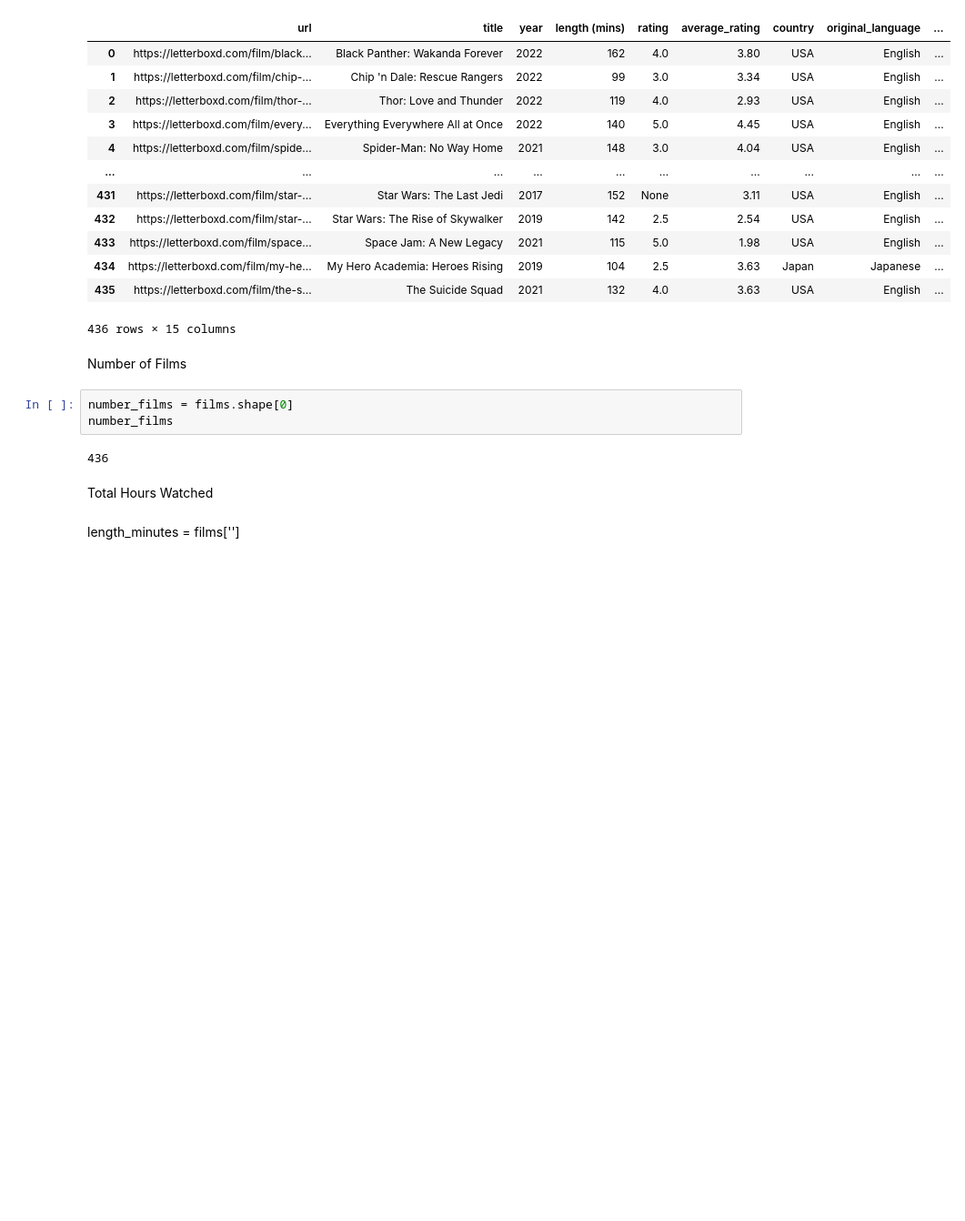
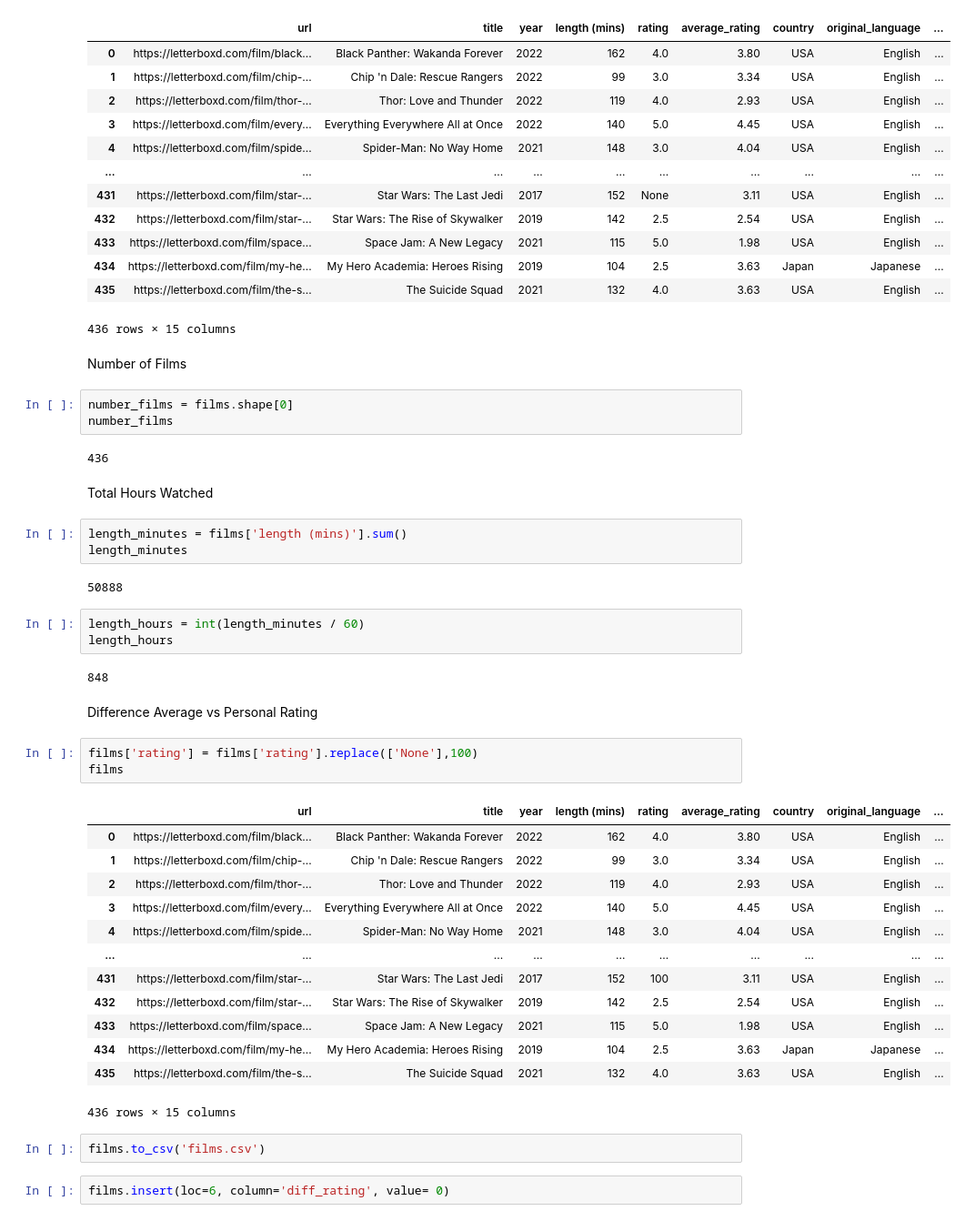
Before and after one commit to PaulMilMor/letterboxd_scraper, a Jupyter notebook: letterboxd_scraper/analysis.ipynb, the cells around one changed output. Shown at 91% size. Drawn from its saved outputs; the diff is of its cells as text; blank space fills up the shorter version.

```diff
--- a/letterboxd_scraper/analysis.ipynb
+++ b/letterboxd_scraper/analysis.ipynb
@@ -28,5 +28,36 @@ number_films
 436
 # %% [markdown]
 Total Hours Watched
-# %% [markdown]
-length_minutes = films['']
+# %%
+length_minutes = films['length (mins)'].sum()
+length_minutes
+# %% [output]
+50888
+# %%
+length_hours = int(length_minutes / 60)
+length_hours
+# %% [output]
+848
+# %% [markdown]
+Difference Average vs Personal Rating
+# %%
+films['rating'] = films['rating'].replace(['None'],100)
+films
+# %% [output]
+|  | url | title | year | length (mins) | rating | average_rating | country | original_language | ... |
+| 0 | https://letterboxd.com/film/black... | Black Panther: Wakanda Forever | 2022 | 162 | 4.0 | 3.80 | USA | English | ... |
+| 1 | https://letterboxd.com/film/chip-... | Chip 'n Dale: Rescue Rangers | 2022 | 99 | 3.0 | 3.34 | USA | English | ... |
+| 2 | https://letterboxd.com/film/thor-... | Thor: Love and Thunder | 2022 | 119 | 4.0 | 2.93 | USA | English | ... |
+| 3 | https://letterboxd.com/film/every... | Everything Everywhere All at Once | 2022 | 140 | 5.0 | 4.45 | USA | English | ... |
+| 4 | https://letterboxd.com/film/spide... | Spider-Man: No Way Home | 2021 | 148 | 3.0 | 4.04 | USA | English | ... |
+| ... | ... | ... | ... | ... | ... | ... | ... | ... | ... |
+| 431 | https://letterboxd.com/film/star-... | Star Wars: The Last Jedi | 2017 | 152 | 100 | 3.11 | USA | English | ... |
+| 432 | https://letterboxd.com/film/star-... | Star Wars: The Rise of Skywalker | 2019 | 142 | 2.5 | 2.54 | USA | English | ... |
+| 433 | https://letterboxd.com/film/space... | Space Jam: A New Legacy | 2021 | 115 | 5.0 | 1.98 | USA | English | ... |
+| 434 | https://letterboxd.com/film/my-he... | My Hero Academia: Heroes Rising | 2019 | 104 | 2.5 | 3.63 | Japan | Japanese | ... |
+| 435 | https://letterboxd.com/film/the-s... | The Suicide Squad | 2021 | 132 | 4.0 | 3.63 | USA | English | ... |
+436 rows × 15 columns
+# %%
+films.to_csv('films.csv')
+# %%
+films.insert(loc=6, column='diff_rating', value= 0)
```
Also changed, not shown: parts of 1 cell of this notebook.
